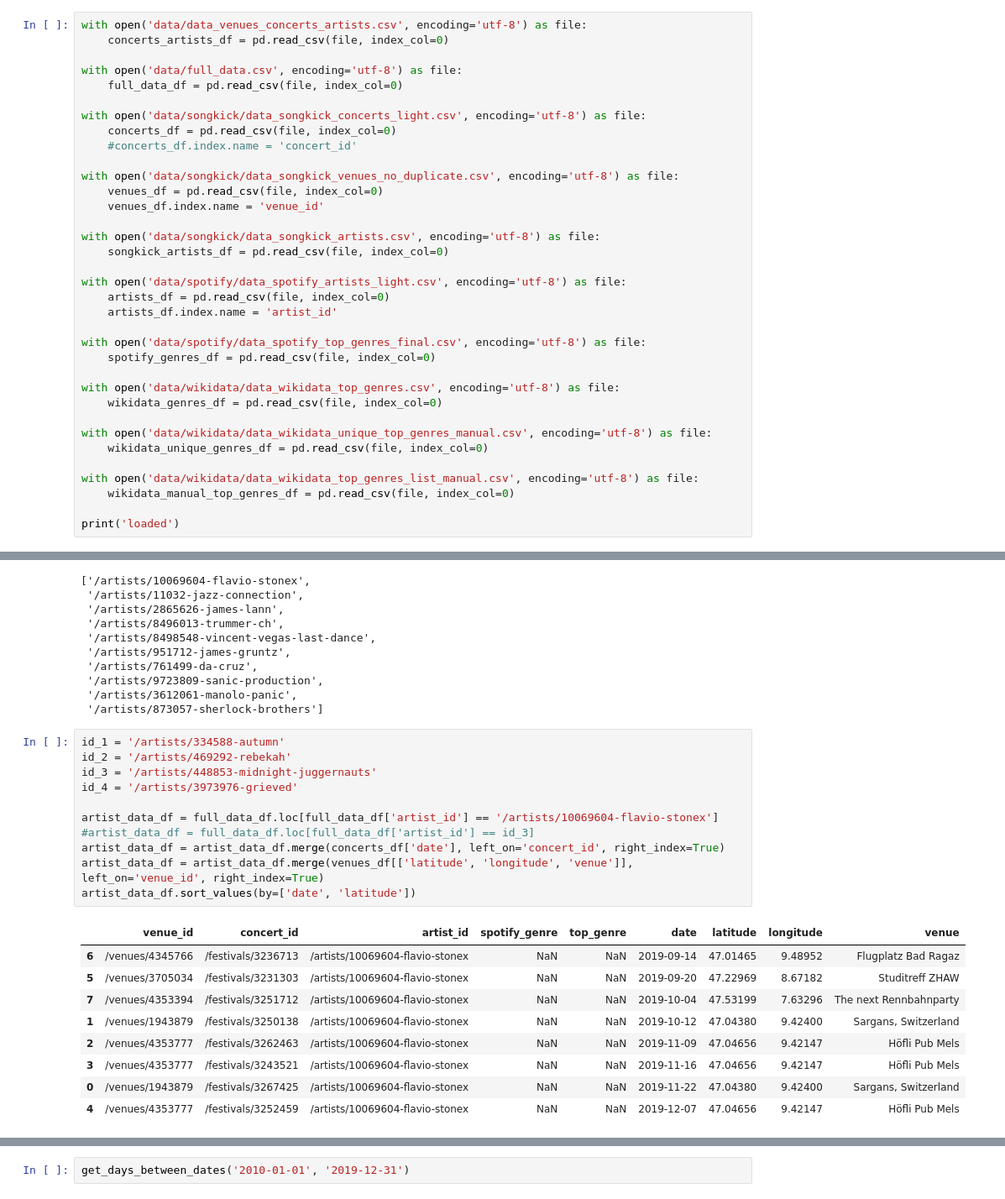
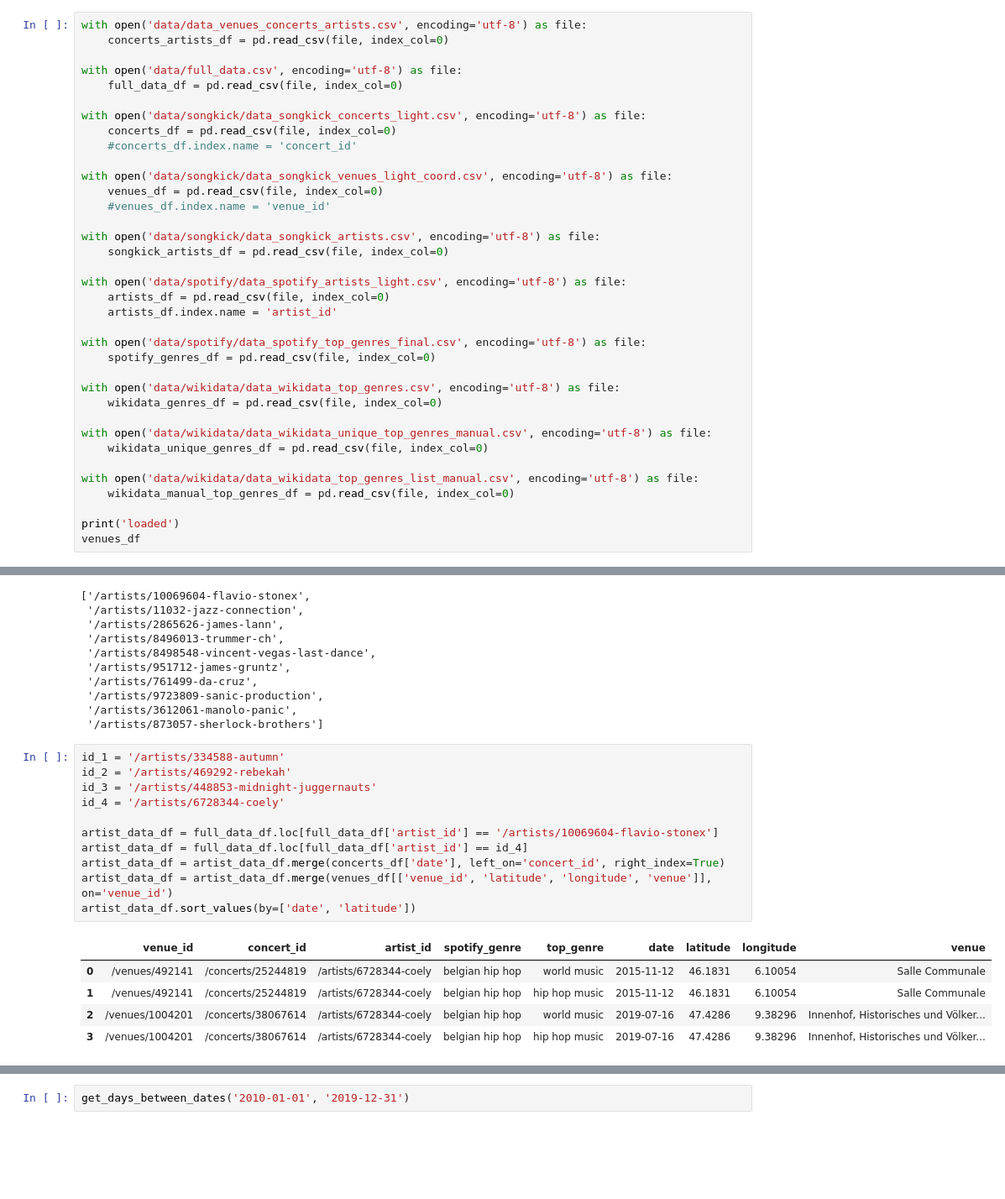
Before and after one commit to cyrillegc/thesis-redux, a Jupyter notebook: stats.ipynb, the cells around one changed output, grey strips where cells are left out. Shown at 84% size. Drawn from its saved outputs; the diff is of its cells as text; blank space fills up the shorter version.

```diff
--- a/stats.ipynb
+++ b/stats.ipynb
@@ -24,9 +25,9 @@ with open('data/songkick/data_songkick_concerts_light.csv', encoding='utf-8') as
     concerts_df = pd.read_csv(file, index_col=0)
     #concerts_df.index.name = 'concert_id'
 
-with open('data/songkick/data_songkick_venues_no_duplicate.csv', encoding='utf-8') as file:
+with open('data/songkick/data_songkick_venues_light_coord.csv', encoding='utf-8') as file:
     venues_df = pd.read_csv(file, index_col=0)
-    venues_df.index.name = 'venue_id'
+    #venues_df.index.name = 'venue_id'
 
 with open('data/songkick/data_songkick_artists.csv', encoding='utf-8') as file:
     songkick_artists_df = pd.read_csv(file, index_col=0)
@@ -48,5 +49,6 @@ with open('data/wikidata/data_wikidata_top_genres_list_manual.csv', encoding='ut
     wikidata_manual_top_genres_df = pd.read_csv(file, index_col=0)
 
 print('loaded')
+venues_df
 # %% [output]
 loaded
@@ -556,24 +588,20 @@ artist_id_list[:10]
 # %%
 id_1 = '/artists/334588-autumn'
 id_2 = '/artists/469292-rebekah'
 id_3 = '/artists/448853-midnight-juggernauts'
-id_4 = '/artists/3973976-grieved'
+id_4 = '/artists/6728344-coely'
 
 artist_data_df = full_data_df.loc[full_data_df['artist_id'] == '/artists/10069604-flavio-stonex']
-#artist_data_df = full_data_df.loc[full_data_df['artist_id'] == id_3]
+artist_data_df = full_data_df.loc[full_data_df['artist_id'] == id_4]
 artist_data_df = artist_data_df.merge(concerts_df['date'], left_on='concert_id', right_index=True)
-artist_data_df = artist_data_df.merge(venues_df[['latitude', 'longitude', 'venue']], left_on='venue_id', right_index=True)
+artist_data_df = artist_data_df.merge(venues_df[['venue_id', 'latitude', 'longitude', 'venue']], on='venue_id')
 artist_data_df.sort_values(by=['date', 'latitude'])
 # %% [output]
 |  | venue_id | concert_id | artist_id | spotify_genre | top_genre | date | latitude | longitude | venue |
-| 6 | /venues/4345766 | /festivals/3236713 | /artists/10069604-flavio-stonex | NaN | NaN | 2019-09-14 | 47.01465 | 9.48952 | Flugplatz Bad Ragaz |
-| 5 | /venues/3705034 | /festivals/3231303 | /artists/10069604-flavio-stonex | NaN | NaN | 2019-09-20 | 47.22969 | 8.67182 | Studitreff ZHAW |
-| 7 | /venues/4353394 | /festivals/3251712 | /artists/10069604-flavio-stonex | NaN | NaN | 2019-10-04 | 47.53199 | 7.63296 | The next Rennbahnparty |
-| 1 | /venues/1943879 | /festivals/3250138 | /artists/10069604-flavio-stonex | NaN | NaN | 2019-10-12 | 47.04380 | 9.42400 | Sargans, Switzerland |
-| 2 | /venues/4353777 | /festivals/3262463 | /artists/10069604-flavio-stonex | NaN | NaN | 2019-11-09 | 47.04656 | 9.42147 | Höfli Pub Mels |
-| 3 | /venues/4353777 | /festivals/3243521 | /artists/10069604-flavio-stonex | NaN | NaN | 2019-11-16 | 47.04656 | 9.42147 | Höfli Pub Mels |
-| 0 | /venues/1943879 | /festivals/3267425 | /artists/10069604-flavio-stonex | NaN | NaN | 2019-11-22 | 47.04380 | 9.42400 | Sargans, Switzerland |
-| 4 | /venues/4353777 | /festivals/3252459 | /artists/10069604-flavio-stonex | NaN | NaN | 2019-12-07 | 47.04656 | 9.42147 | Höfli Pub Mels |
+| 0 | /venues/492141 | /concerts/25244819 | /artists/6728344-coely | belgian hip hop | world music | 2015-11-12 | 46.1831 | 6.10054 | Salle Communale |
+| 1 | /venues/492141 | /concerts/25244819 | /artists/6728344-coely | belgian hip hop | hip hop music | 2015-11-12 | 46.1831 | 6.10054 | Salle Communale |
+| 2 | /venues/1004201 | /concerts/38067614 | /artists/6728344-coely | belgian hip hop | world music | 2019-07-16 | 47.4286 | 9.38296 | Innenhof, Historisches und Völker... |
+| 3 | /venues/1004201 | /concerts/38067614 | /artists/6728344-coely | belgian hip hop | hip hop music | 2019-07-16 | 47.4286 | 9.38296 | Innenhof, Historisches und Völker... |
 # %%
 def format_date(date):
     date_formatted = datetime.strptime(date, '%Y-%m-%d')
```
Also changed, not shown: parts of 30 cells of this notebook, 4 other files.
